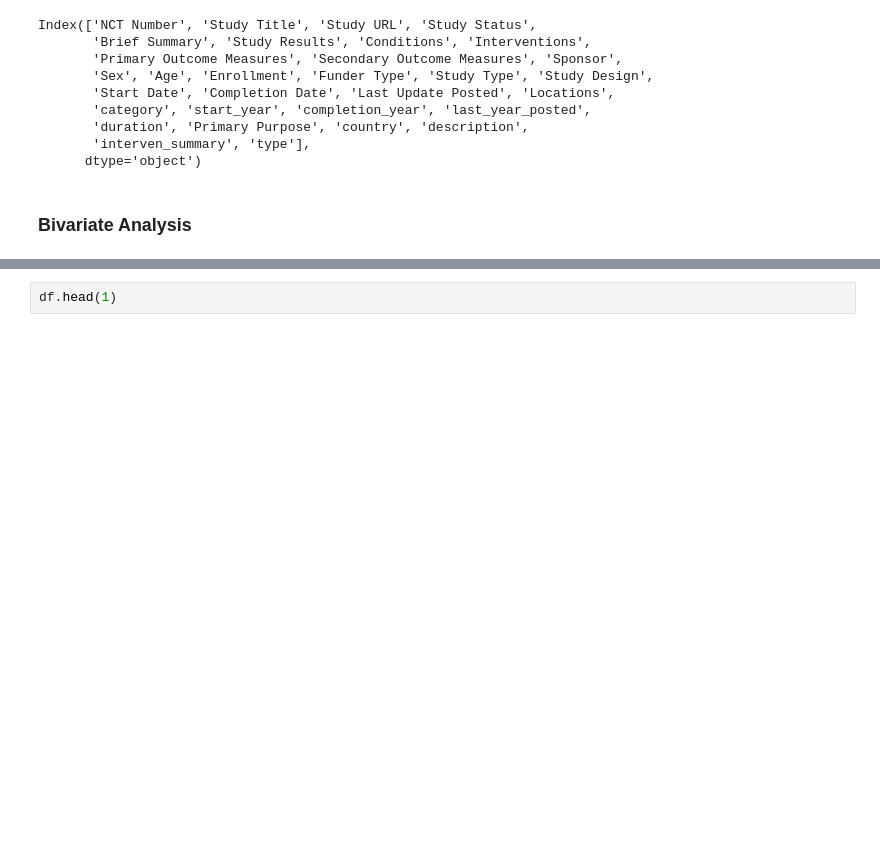
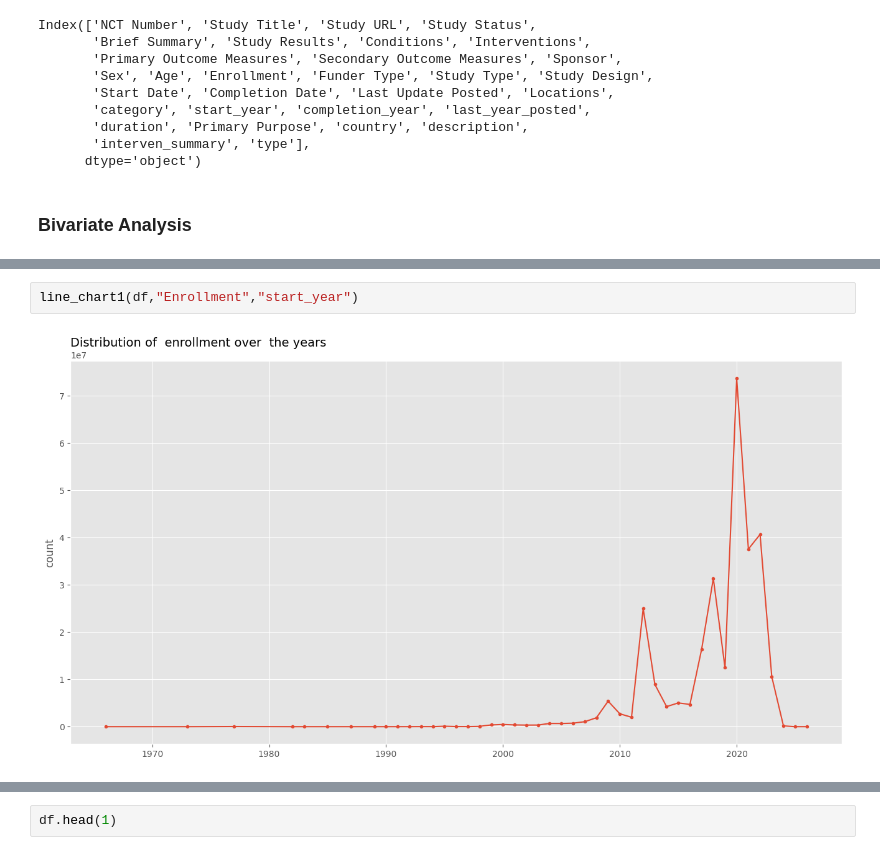
Before and after one commit to danielkimutai/dt, a Jupyter notebook: index.ipynb, the cells around one changed output, grey strips where cells are left out. Drawn from its saved outputs; the diff is of its cells as text; blank space fills up the shorter version.

```diff
--- a/index.ipynb
+++ b/index.ipynb
@@ -875,3 +917,7 @@ def stacked_bar(df,column1,column2):
+# %%
+line_chart1(df,"Enrollment","start_year")
+# %% [output]
+[figure, added]
 # %%
 bar_plot(df,"country","Enrollment")
 # %% [output]
```
Also changed, not shown: parts of 55 cells of this notebook.
